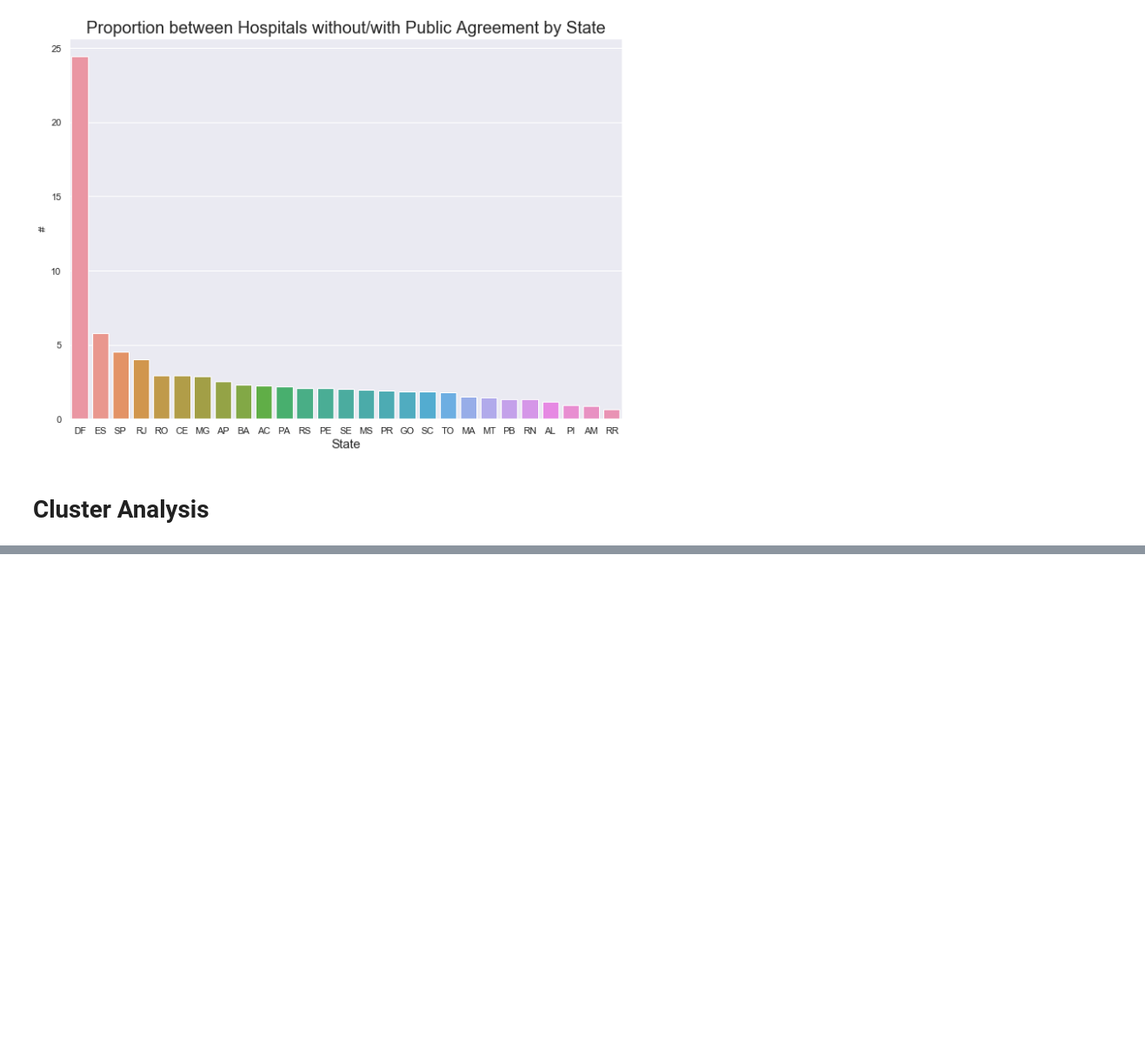
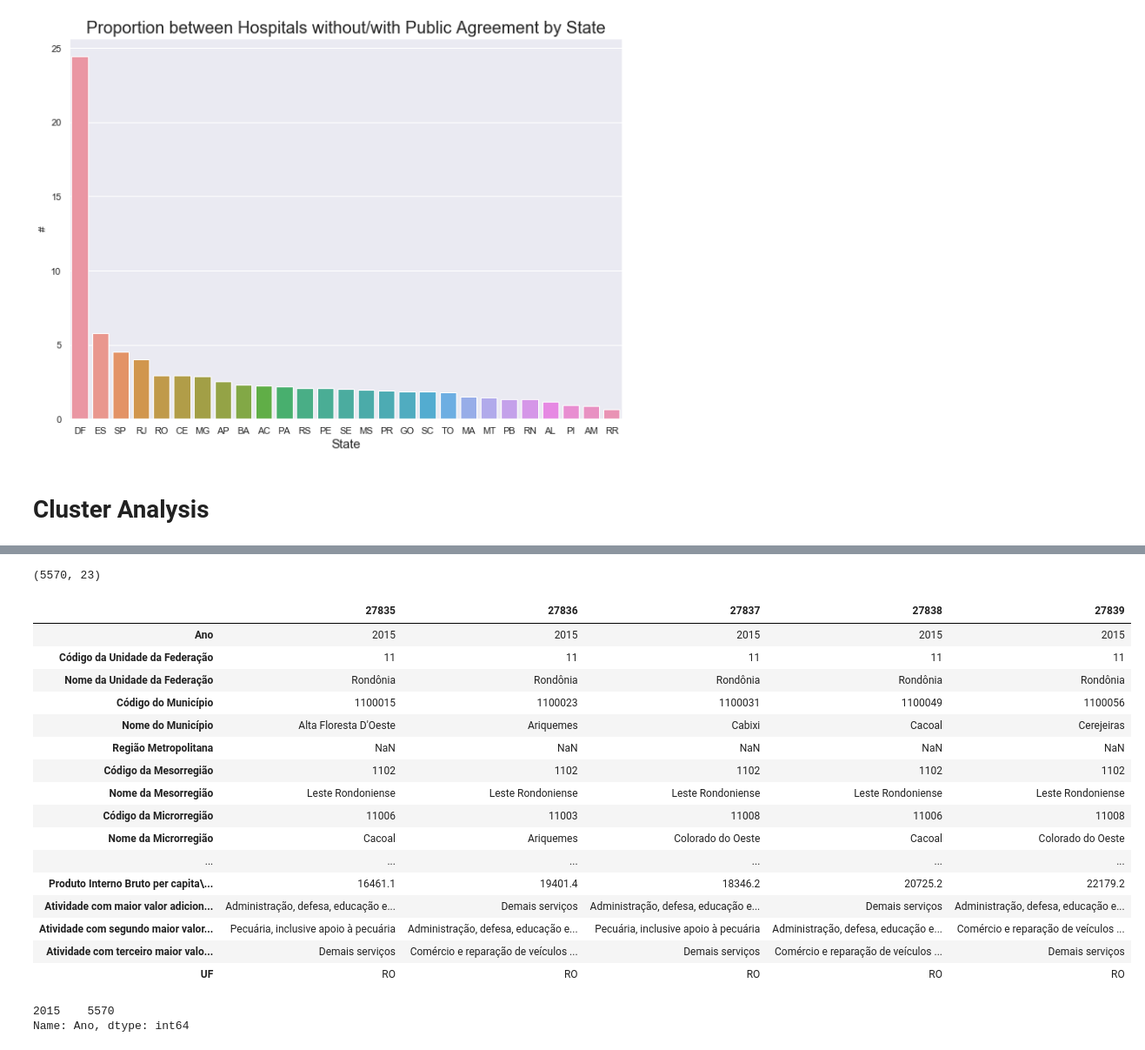
Before and after one commit to tbuzze/hospitalsbrazil2018, a Jupyter notebook: Hospital_Brazil.ipynb, the cells around one changed output, grey strips where cells are left out. Shown: that part at 87% size. Saved outputs shown, nothing was run; the diff lists cells and outputs as text; code cells hidden in the pictures; blank space fills up the shorter version.

```diff
--- a/Hospital_Brazil.ipynb
+++ b/Hospital_Brazil.ipynb
@@ -286,0 +397,29 @@ Text(0, 0.5, '#')
+# %%
+#-- creating UF column
+pib.loc[pib['Nome da Unidade da Federação'] == 'Minas Gerais', 'UF'] = 'MG'
+pib.loc[pib['Nome da Unidade da Federação'] == 'São Paulo', 'UF'] = 'SP'
+pib.loc[pib['Nome da Unidade da Federação'] == 'Rio Grande do Sul', 'UF'] = 'RS'
+pib.loc[pib['Nome da Unidade da Federação'] == 'Bahia', 'UF'] = 'BA'
+pib.loc[pib['Nome da Unidade da Federação'] == 'Paraná', 'UF'] = 'PR'
+pib.loc[pib['Nome da Unidade da Federação'] == 'Santa Catarina', 'UF'] = 'SC'
+pib.loc[pib['Nome da Unidade da Federação'] == 'Goiás', 'UF'] = 'GO'
+pib.loc[pib['Nome da Unidade da Federação'] == 'Piauí', 'UF'] = 'PI'
+pib.loc[pib['Nome da Unidade da Federação'] == 'Paraíba', 'UF'] = 'PB'
+pib.loc[pib['Nome da Unidade da Federação'] == 'Maranhão', 'UF'] = 'MA'
+pib.loc[pib['Nome da Unidade da Federação'] == 'Pernambuco', 'UF'] = 'PE'
+pib.loc[pib['Nome da Unidade da Federação'] == 'Ceará', 'UF'] = 'CE'
+pib.loc[pib['Nome da Unidade da Federação'] == 'Rio Grande do Norte', 'UF'] = 'RN'
+pib.loc[pib['Nome da Unidade da Federação'] == 'Pará', 'UF'] = 'PA'
+pib.loc[pib['Nome da Unidade da Federação'] == 'Mato Grosso', 'UF'] = 'MT'
+pib.loc[pib['Nome da Unidade da Federação'] == 'Tocantins', 'UF'] = 'TO'
+pib.loc[pib['Nome da Unidade da Federação'] == 'Alagoas', 'UF'] = 'AL'
+pib.loc[pib['Nome da Unidade da Federação'] == 'Rio de Janeiro', 'UF'] = 'RJ'
+pib.loc[pib['Nome da Unidade da Federação'] == 'Mato Grosso do Sul', 'UF'] = 'MS'
+pib.loc[pib['Nome da Unidade da Federação'] == 'Espírito Santo', 'UF'] = 'ES'
+pib.loc[pib['Nome da Unidade da Federação'] == 'Sergipe', 'UF'] = 'SE'
+pib.loc[pib['Nome da Unidade da Federação'] == 'Amazonas', 'UF'] = 'AM'
+pib.loc[pib['Nome da Unidade da Federação'] == 'Rondônia', 'UF'] = 'RO'
+pib.loc[pib['Nome da Unidade da Federação'] == 'Acre', 'UF'] = 'AC'
+pib.loc[pib['Nome da Unidade da Federação'] == 'Amapá', 'UF'] = 'AP'
+pib.loc[pib['Nome da Unidade da Federação'] == 'Roraima', 'UF'] = 'RR'
+pib.loc[pib['Nome da Unidade da Federação'] == 'Distrito Federal', 'UF'] = 'DF'
@@ -286,0 +450,32 @@ Text(0, 0.5, '#')
+# %%
+#-- printing the shape
+pib_2015.shape
+# %% [output]
+(5570, 23)
+# %%
+#-- printing the head
+pib_2015.head().T
+# %% [output]
+|  | 27835 | 27836 | 27837 | 27838 | 27839 |
+| Ano | 2015 | 2015 | 2015 | 2015 | 2015 |
+| Código da Unidade da Federação | 11 | 11 | 11 | 11 | 11 |
+| Nome da Unidade da Federação | Rondônia | Rondônia | Rondônia | Rondônia | Rondônia |
+| Código do Município | 1100015 | 1100023 | 1100031 | 1100049 | 1100056 |
+| Nome do Município | Alta Floresta D'Oeste | Ariquemes | Cabixi | Cacoal | Cerejeiras |
+| Região Metropolitana | NaN | NaN | NaN | NaN | NaN |
+| Código da Mesorregião | 1102 | 1102 | 1102 | 1102 | 1102 |
+| Nome da Mesorregião | Leste Rondoniense | Leste Rondoniense | Leste Rondoniense | Leste Rondoniense | Leste Rondoniense |
+| Código da Microrregião | 11006 | 11003 | 11008 | 11006 | 11008 |
+| Nome da Microrregião | Cacoal | Ariquemes | Colorado do Oeste | Cacoal | Colorado do Oeste |
+| ... | ... | ... | ... | ... | ... |
+| Produto Interno Bruto per capita\... | 16461.1 | 19401.4 | 18346.2 | 20725.2 | 22179.2 |
+| Atividade com maior valor adicion... | Administração, defesa, educação e... | Demais serviços | Administração, defesa, educação e... | Demais serviços | Administração, defesa, educação e... |
+| Atividade com segundo maior valor... | Pecuária, inclusive apoio à pecuária | Administração, defesa, educação e... | Pecuária, inclusive apoio à pecuária | Administração, defesa, educação e... | Comércio e reparação de veículos ... |
+| Atividade com terceiro maior valo... | Demais serviços | Comércio e reparação de veículos ... | Demais serviços | Comércio e reparação de veículos ... | Demais serviços |
+| UF | RO | RO | RO | RO | RO |
+# %%
+#-- verifying if all data is from 2015
+pib_2015['Ano'].value_counts()
+# %% [output]
+2015    5570
+Name: Ano, dtype: int64
```
Also changed, not shown: parts of 22 cells of this notebook, 2 other files.
